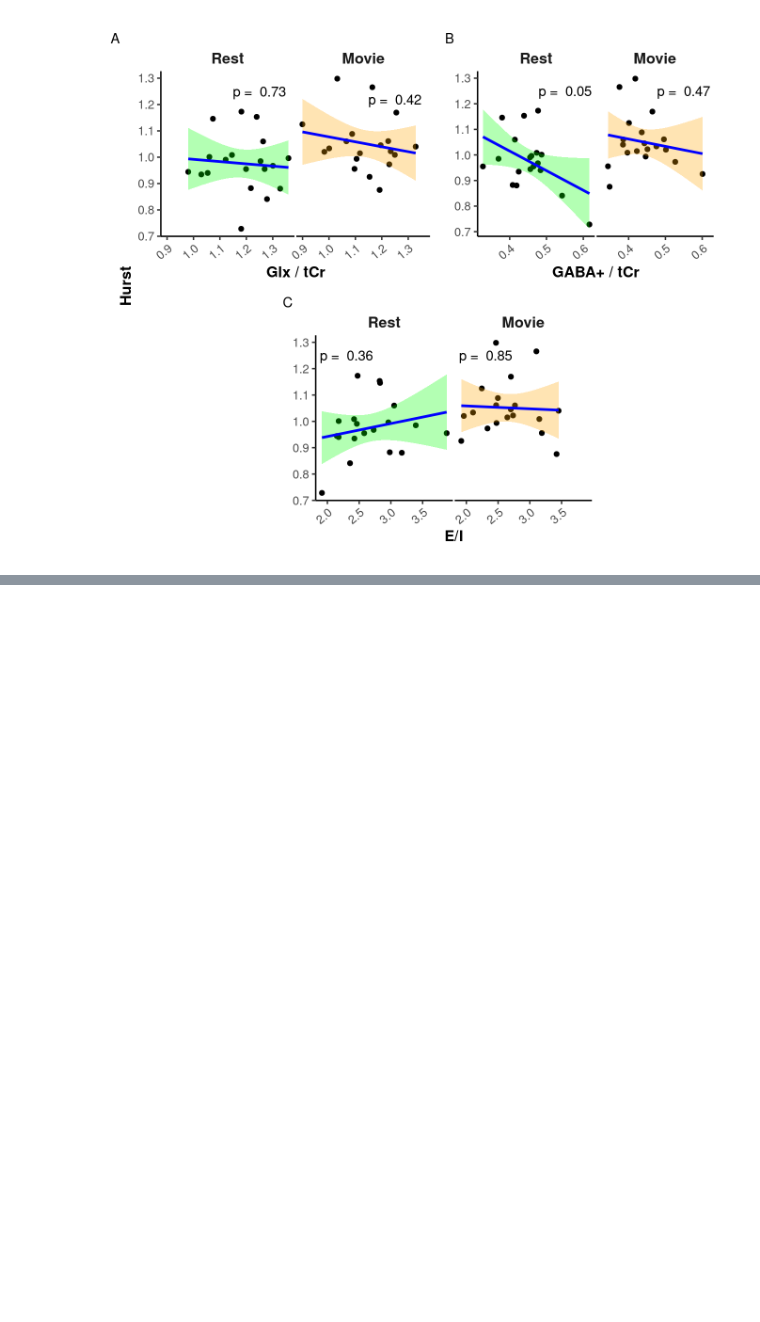
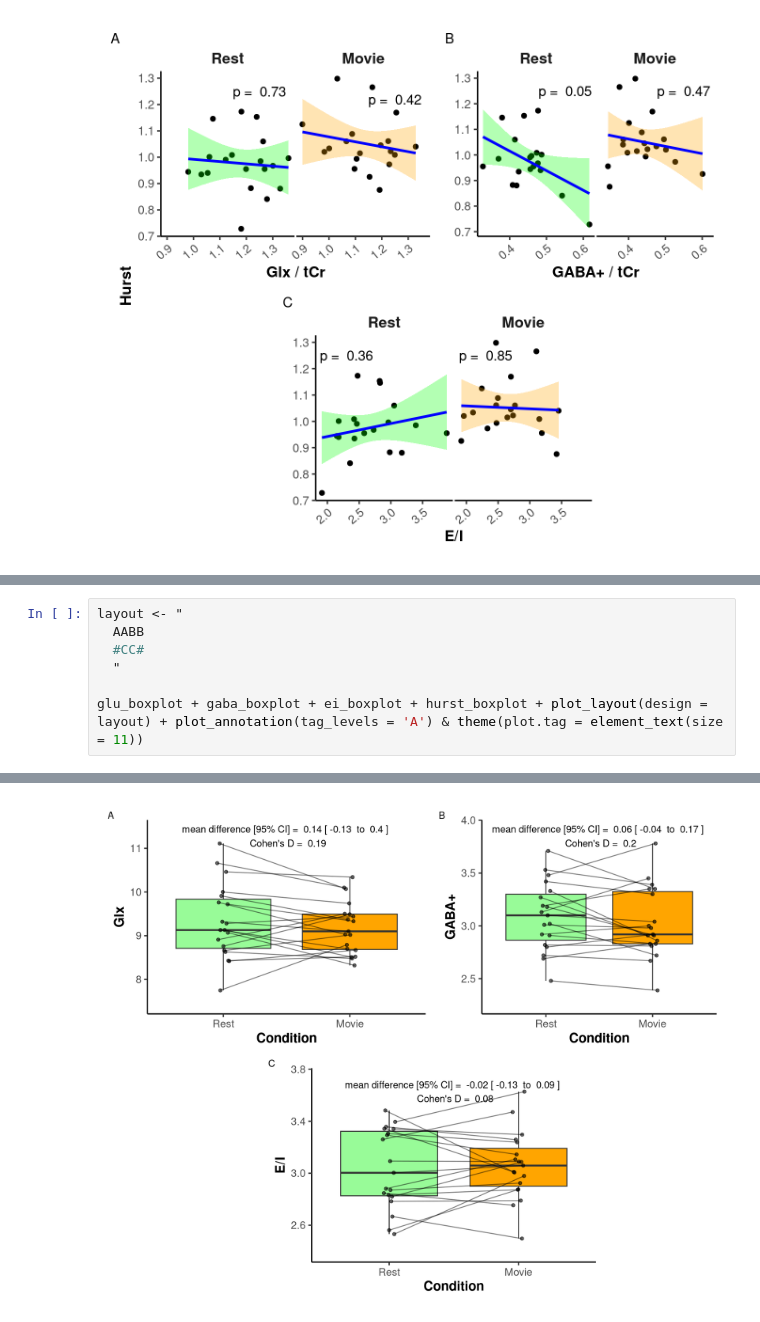
Before and after one commit to WeberLab/EI_Hurst_Manuscript, a Jupyter notebook: index.embed.ipynb, the cells around one changed output, grey strips where cells are left out. Cells and saved outputs as stored; diff of their text form; blank space fills up the shorter version.

```diff
--- a/index.embed.ipynb
+++ b/index.embed.ipynb
@@ -366,0 +383,8 @@ The work presented in this paper was supported in part by
+# %%
+layout <- "
+  AABB
+  #CC#
+  "
+
+glu_boxplot + gaba_boxplot + ei_boxplot + hurst_boxplot + plot_layout(design = layout) + plot_annotation(tag_levels = 'A') & theme(plot.tag = element_text(size = 11))
+# %% [output]
@@ -366,0 +392 @@ The work presented in this paper was supported in part by
+[figure, added]
```
Also changed, not shown: parts of 12 cells of this notebook, 38 other files.
